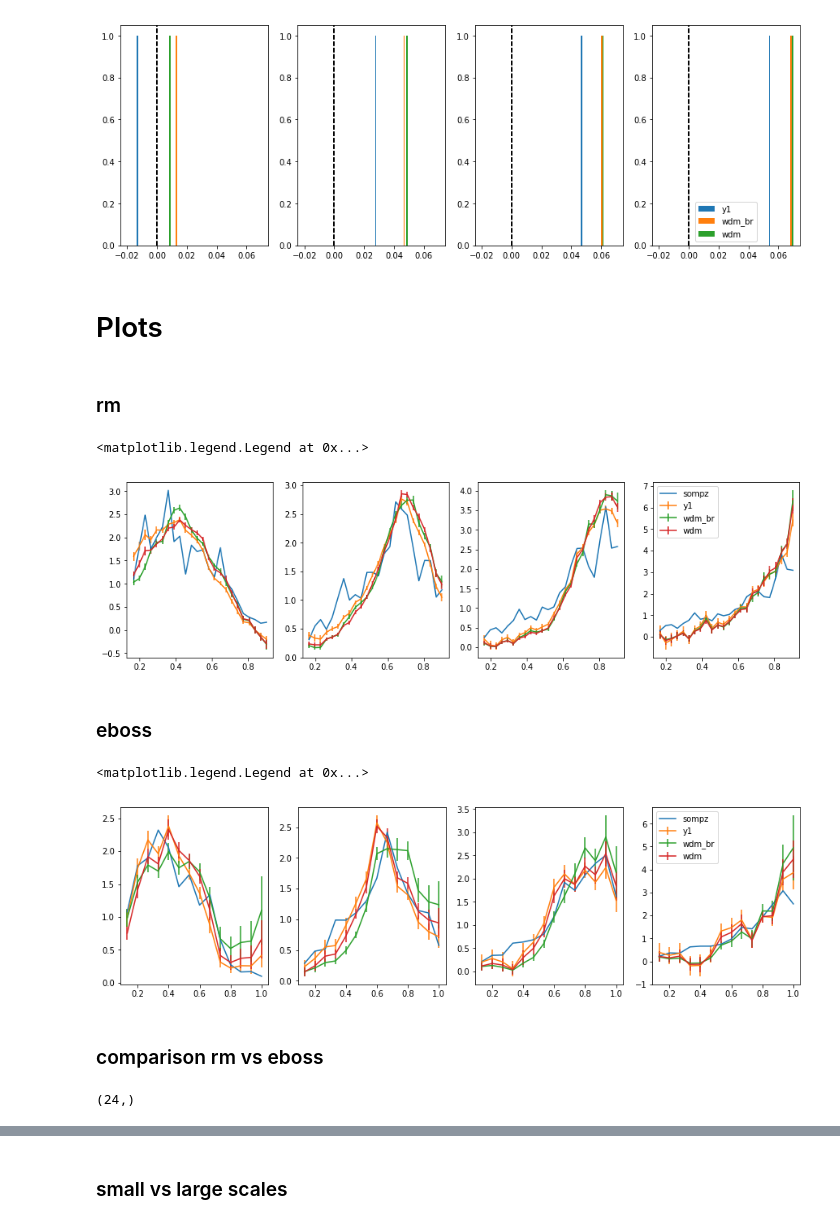
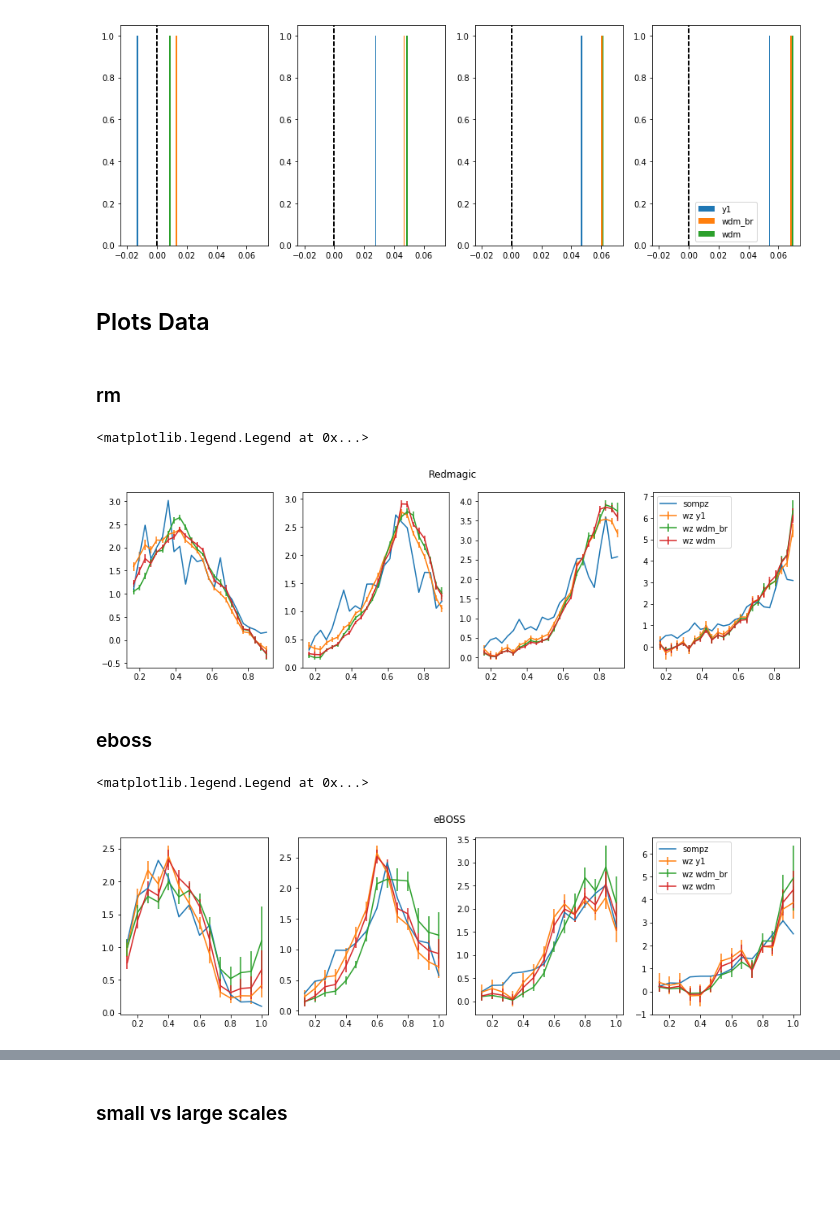
Before and after one commit to mgatti29/CORE, a Jupyter notebook: Results_data.ipynb, the cells around one changed output, grey strips where cells are left out. Saved outputs shown, nothing was run; the diff lists cells and outputs as text; code cells hidden in the pictures; blank space fills up the shorter version.

Commit message:
data/sims

```diff
--- a/Results_data.ipynb
+++ b/Results_data.ipynb
@@ -204,0 +262,12 @@ class WZ_obj(object):
+# %%
+bbb = np.linspace(0.15, 0.95, 26)
+print bbb, len(bbb)
+
+eee = np.linspace(0.1, 1.1, 16)
+print eee, len(eee)
+
+# zbins_c = bbb[:-1]+ 0.5*(bbb[1]-bbb[0])
+# print zbins_c, len(zbins_c)
+
+# zbinse_c = eee[:-1]+ 0.5*(eee[1]-eee[0])
+# print zbinse_c, len(zbinse_c)
@@ -349,20 +432,25 @@ runs_data['rmg'].Nz.keys()
 for i in range(4):
     print '\n'
     print 'BIN ', i
-    for est in ['wdm_br']:#runs_data['rmg'].Nz.keys():
+    for est in ['wdm_brcorr']: #runs_data['rmg'].Nz.keys():
         print '------'
         print est
         print '------'
 
-        for method in ['rmg_R_w', 'eboss_R_w']:#runs_data.keys():
-
-            print method
-            print '-'
-            print 'shift        {0:2.3f}'.format(runs_data[method].Nz_mean[est][i]-runs_data[method].sompz_mean[est][i])
-            print 'mean         {0:2.3f}'.format(runs_data[method].Nz_mean[est][i])
-            print 'meanerr      {0:2.4f}'.format(runs_data[method].Nz_mean_err[est][i])
-            print 'std          {0:2.3f}'.format(runs_data[method].Nz_std[est][i])
-            print
+        for method in ['rmg_higher_R']: #runs_data.keys():
+            try:
+                print method
+                print '-'
+                print 'shift        {0:2.3f}'.format(runs_data[method].sompz_mean[est][i]-runs_data[method].Nz_mean[est][i])
+                print 'shifterr     {0:2.4f}'.format(2*runs_data[method].Nz_mean_err[est][i])
+                print 'mean         {0:2.3f}'.format(runs_data[method].Nz_mean[est][i])
+                print 'meanerr      {0:2.4f}'.format(runs_data[method].Nz_mean_err[est][i])
+                print 'std          {0:2.3f}'.format(runs_data[method].Nz_std[est][i])
+                print 'stderr       {0:2.3f}'.format(runs_data[method].Nz_std_err[est][i])
+                print
+            except:
+                print 'eboss does not have {0} estimator'.format(est)
+                continue
 # %% [output]
 BIN  0
 ------
@@ -392,22 +480,22 @@ plt.legend()
 <matplotlib.legend.Legend at 0x...>
 [figure]
 # %% [markdown]
-# Plots
+## Plots Data
 # %% [markdown]
 ### rm
 # %%
 fig, ax = plt.subplots(1, 4, figsize=(15,4))
 
 for i in range(4):
     z = runs_data['rmg_R_w'].z
     ax[i].errorbar(z, runs_data['rmg_R_w'].sompz[i], label='sompz')
     for est in runs_data['rmg_R_w'].Nz_mean.keys():
-        ax[i].errorbar(z, runs_data['rmg_R_w'].Nz[est][i,:,0], runs_data['rmg_R_w'].Nz_err[est][i,:], label='{0}'.format(est))
-
+        ax[i].errorbar(z, runs_data['rmg_R_w'].Nz[est][i,:,0], runs_data['rmg_R_w'].Nz_err[est][i,:], label='wz {0}'.format(est))
+plt.suptitle('Redmagic wz')
 plt.legend()
 # %% [output]
 <matplotlib.legend.Legend at 0x...>
-[figure, old version]
+[figure, new version]
 # %% [markdown]
 ### eboss
 # %%
@@ -417,15 +505,9 @@ for i in range(4):
     z = runs_data['eboss_R_w'].z
     ax[i].errorbar(z, runs_data['eboss_R_w'].sompz[i], label='sompz')
     for est in runs_data['eboss_R_w'].Nz_mean.keys():
-        ax[i].errorbar(z, runs_data['eboss_R_w'].Nz[est][i,:,0], runs_data['eboss_R_w'].Nz_err[est][i,:], label='{0}'.format(est))
-
+        ax[i].errorbar(z, runs_data['eboss_R_w'].Nz[est][i,:,0], runs_data['eboss_R_w'].Nz_err[est][i,:], label='wz {0}'.format(est))
+plt.suptitle('eBOSS')
 plt.legend()
 # %% [output]
 <matplotlib.legend.Legend at 0x...>
-[figure, old version]
+[figure, new version]
-# %% [markdown]
-### comparison rm vs eboss
-# %%
-runs_data['rmg_R_w'].sompz[i].shape
-# %% [output]
-(24,)
```
Also changed, not shown: parts of 137 cells of this notebook.
